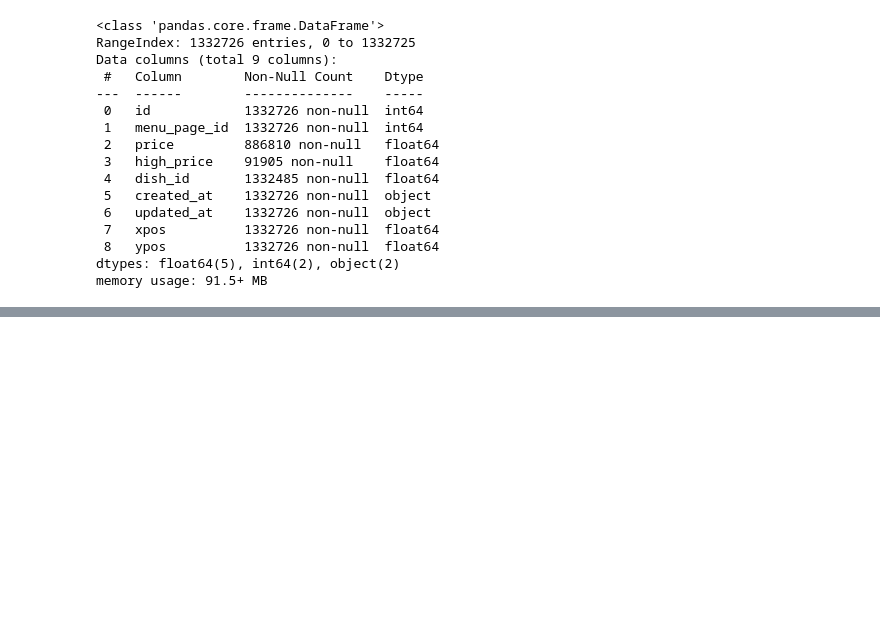
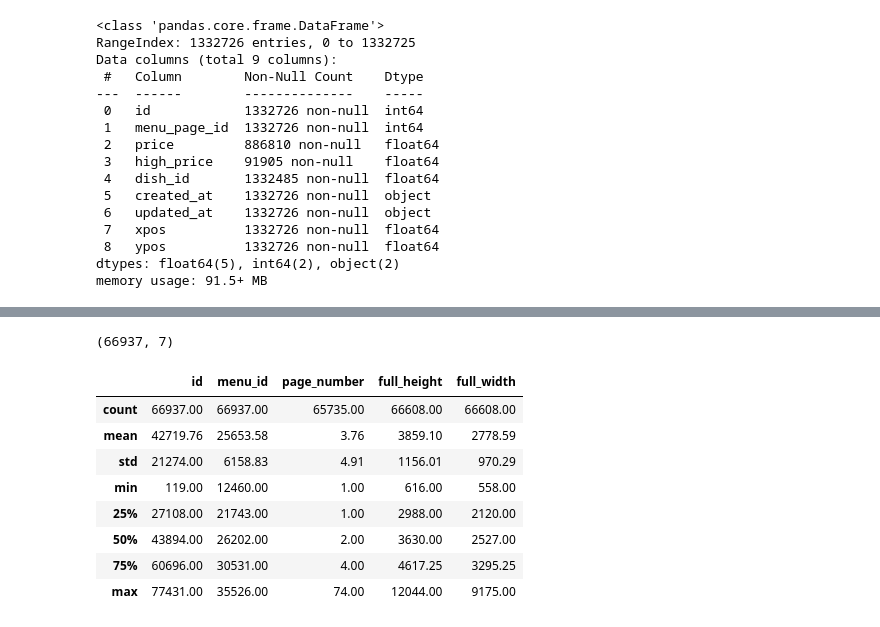
Before and after one commit to brendanpshea/data_clean_nypl, a Jupyter notebook: New_York_Public_Library_Menus_EDA.ipynb, the cells around one changed output, grey strips where cells are left out. Cells and saved outputs as stored; diff of their text form; code cells hidden in the pictures; blank space fills up the shorter version.

```diff
--- a/New_York_Public_Library_Menus_EDA.ipynb
+++ b/New_York_Public_Library_Menus_EDA.ipynb
@@ -300,0 +311,16 @@ memory usage: 91.5+ MB
+# %%
+menupage_df.shape
+# %% [output]
+(66937, 7)
+# %%
+menupage_df.describe().round(2)
+# %% [output]
+|  | id | menu_id | page_number | full_height | full_width |
+| count | 66937.00 | 66937.00 | 65735.00 | 66608.00 | 66608.00 |
+| mean | 42719.76 | 25653.58 | 3.76 | 3859.10 | 2778.59 |
+| std | 21274.00 | 6158.83 | 4.91 | 1156.01 | 970.29 |
+| min | 119.00 | 12460.00 | 1.00 | 616.00 | 558.00 |
+| 25% | 27108.00 | 21743.00 | 1.00 | 2988.00 | 2120.00 |
+| 50% | 43894.00 | 26202.00 | 2.00 | 3630.00 | 2527.00 |
+| 75% | 60696.00 | 30531.00 | 4.00 | 4617.25 | 3295.25 |
+| max | 77431.00 | 35526.00 | 74.00 | 12044.00 | 9175.00 |
```
Also changed, not shown: parts of 2 cells of this notebook.
